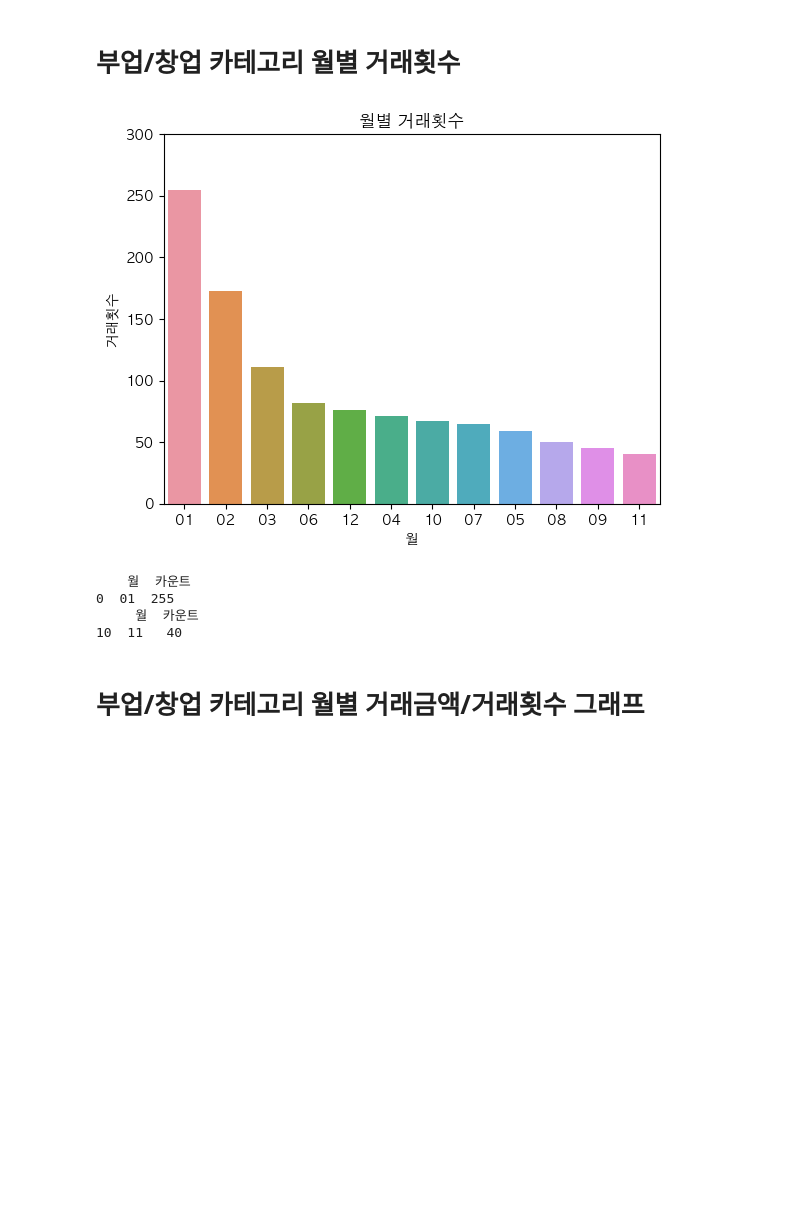
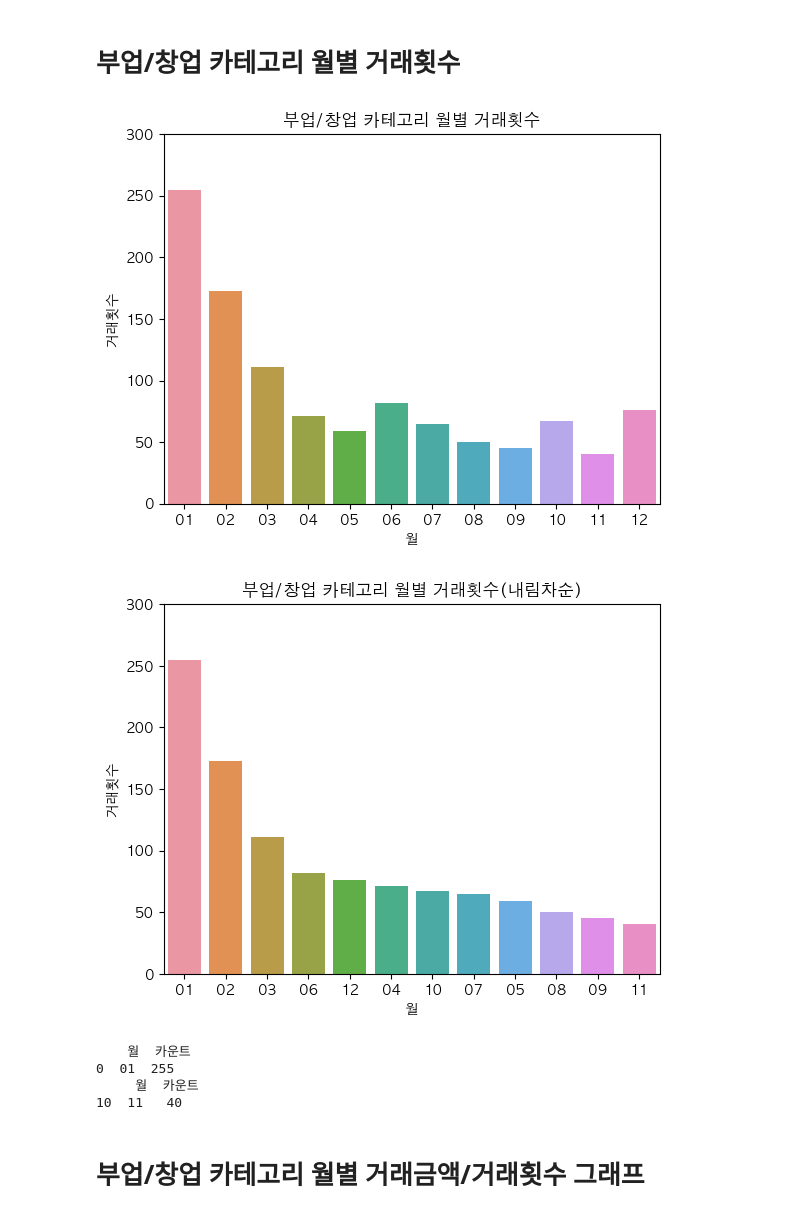
Before and after one commit to hogooba/minpj, a Jupyter notebook: pj.ipynb, the cells around one changed output. Cells and saved outputs as stored; diff of their text form; code cells hidden in the pictures; blank space fills up the shorter version.

```diff
--- a/pj.ipynb
+++ b/pj.ipynb
@@ -507,23 +573,34 @@ print(m_sub_s.tail(1))
 # %%
 # 월별 거래횟수로 그룹화
 c_sub = cat_sub.groupby('월')['거래금액'].count().reset_index(name='카운트')
 
 # 거래횟수의 내림차순으로 정령
 c_sub_s = c_sub.sort_values('카운트', ascending=False)
 
 # 월별 거래횟수 총합 시각화
+sns.barplot(x='월', y='카운트', data=c_sub)
+plt.title("부업/창업 카테고리 월별 거래횟수")
+plt.xlabel("월")
+plt.ylabel("거래횟수")
+plt.yticks(plt.yticks()[0], [f"{int(y_value):,}" for y_value in plt.yticks()[0]])
+
+plt.show()
+
+
+# 월별 거래횟수 총합 시각화(내림차순)
 sns.barplot(x='월', y='카운트', data=c_sub_s)
-plt.title("월별 거래횟수")
+plt.title("부업/창업 카테고리 월별 거래횟수(내림차순)")
 plt.xlabel("월")
 plt.ylabel("거래횟수")
 plt.yticks(plt.yticks()[0], [f"{int(y_value):,}" for y_value in plt.yticks()[0]])
 
 plt.show()
 
 print(c_sub_s.head(1))
 print(c_sub_s.tail(1))
 # %% [output]
-[figure, old version]
+[figure, new version]
+[figure, added]
     월  카운트
 0  01  255
      월  카운트
```
Also changed, not shown: parts of 72 cells of this notebook.
